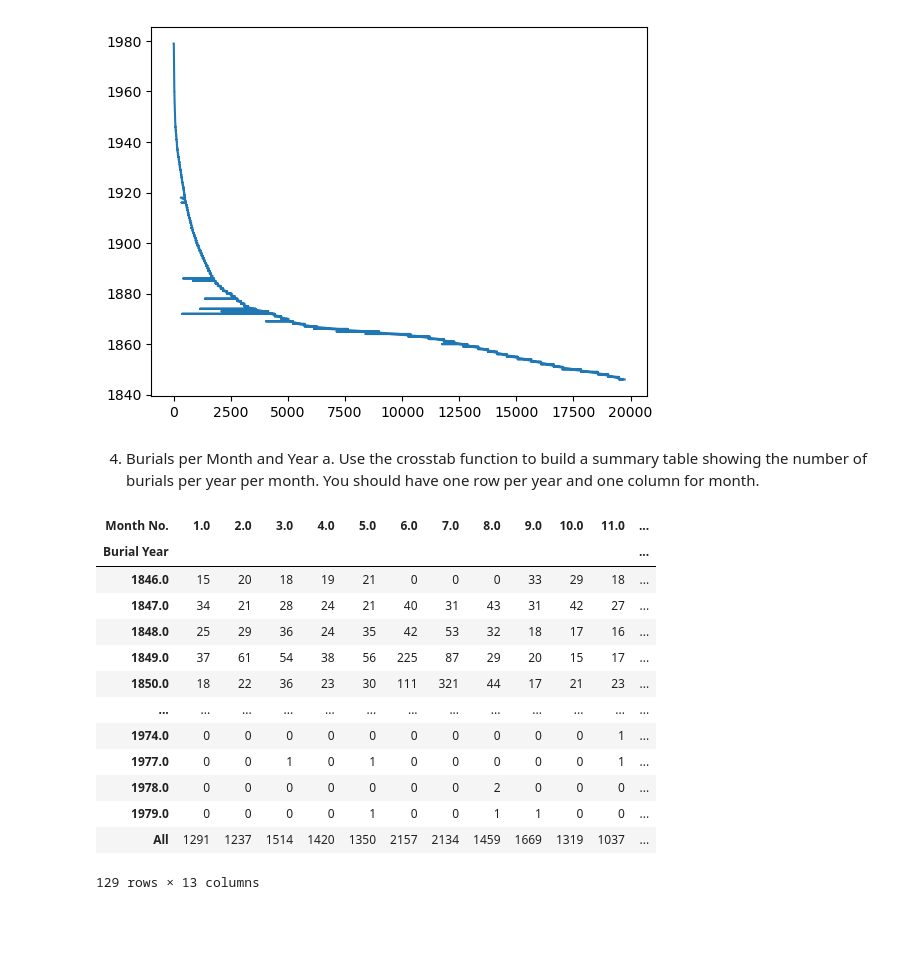
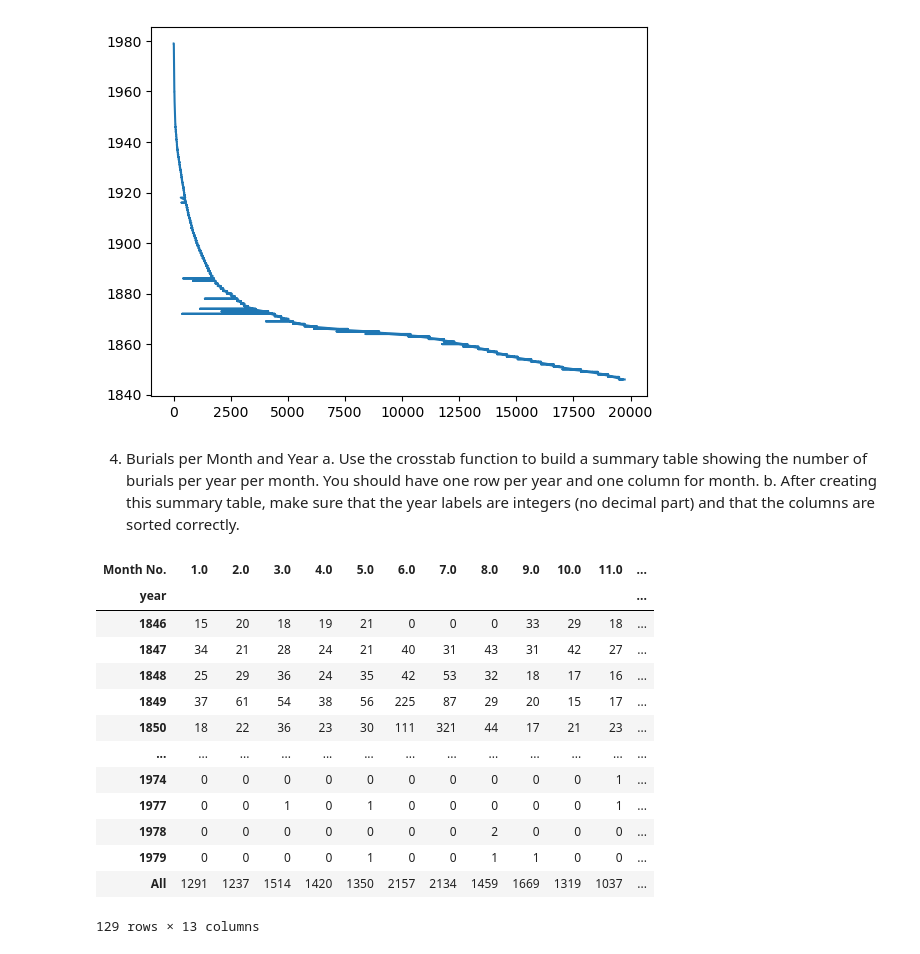
Before and after one commit to NSS-Data-Analytics-Cohort-10/advanced-pandas-mhm516, a Jupyter notebook: script/code.ipynb, the cells around one changed output. Cells and saved outputs as stored; diff of their text form; code cells hidden in the pictures; blank space fills up the shorter version.

```diff
--- a/script/code.ipynb
+++ b/script/code.ipynb
@@ -104,20 +110,25 @@ ax=plt.plot(year)
 # %% [markdown]
 4. Burials per Month and Year
 a. Use the crosstab function to build a summary table showing the number of burials per year per month. You should have one row per year and one column for month.
+b. After creating this summary table, make sure that the year labels are integers (no decimal part) and that the columns are sorted correctly.
-# %%
-pd.crosstab(cleaned_df['Burial Year'],cleaned_df['Month No.'],margins=True)
-# %% [output]
-| Month No. | 1.0 | 2.0 | 3.0 | 4.0 | 5.0 | 6.0 | 7.0 | 8.0 | 9.0 | 10.0 | 11.0 | ... |
-| Burial Year |  |  |  |  |  |  |  |  |  |  |  | ... |
-| 1846.0 | 15 | 20 | 18 | 19 | 21 | 0 | 0 | 0 | 33 | 29 | 18 | ... |
-| 1847.0 | 34 | 21 | 28 | 24 | 21 | 40 | 31 | 43 | 31 | 42 | 27 | ... |
-| 1848.0 | 25 | 29 | 36 | 24 | 35 | 42 | 53 | 32 | 18 | 17 | 16 | ... |
-| 1849.0 | 37 | 61 | 54 | 38 | 56 | 225 | 87 | 29 | 20 | 15 | 17 | ... |
-| 1850.0 | 18 | 22 | 36 | 23 | 30 | 111 | 321 | 44 | 17 | 21 | 23 | ... |
-| ... | ... | ... | ... | ... | ... | ... | ... | ... | ... | ... | ... | ... |
-| 1974.0 | 0 | 0 | 0 | 0 | 0 | 0 | 0 | 0 | 0 | 0 | 1 | ... |
-| 1977.0 | 0 | 0 | 1 | 0 | 1 | 0 | 0 | 0 | 0 | 0 | 1 | ... |
-| 1978.0 | 0 | 0 | 0 | 0 | 0 | 0 | 0 | 2 | 0 | 0 | 0 | ... |
-| 1979.0 | 0 | 0 | 0 | 0 | 1 | 0 | 0 | 1 | 1 | 0 | 0 | ... |
-| All | 1291 | 1237 | 1514 | 1420 | 1350 | 2157 | 2134 | 1459 | 1669 | 1319 | 1037 | ... |
-129 rows × 13 columns
+# %%
+c_df['year'].isna()
+clean=c_df.drop([19743, 19744])
+clean["year"] = clean["year"].astype(int)
+yearly_cross=pd.crosstab(clean['year'],clean['Month No.'],margins=True)
+yearly_cross
+# %% [output]
+| Month No. | 1.0 | 2.0 | 3.0 | 4.0 | 5.0 | 6.0 | 7.0 | 8.0 | 9.0 | 10.0 | 11.0 | ... |
+| year |  |  |  |  |  |  |  |  |  |  |  | ... |
+| 1846 | 15 | 20 | 18 | 19 | 21 | 0 | 0 | 0 | 33 | 29 | 18 | ... |
+| 1847 | 34 | 21 | 28 | 24 | 21 | 40 | 31 | 43 | 31 | 42 | 27 | ... |
+| 1848 | 25 | 29 | 36 | 24 | 35 | 42 | 53 | 32 | 18 | 17 | 16 | ... |
+| 1849 | 37 | 61 | 54 | 38 | 56 | 225 | 87 | 29 | 20 | 15 | 17 | ... |
+| 1850 | 18 | 22 | 36 | 23 | 30 | 111 | 321 | 44 | 17 | 21 | 23 | ... |
+| ... | ... | ... | ... | ... | ... | ... | ... | ... | ... | ... | ... | ... |
+| 1974 | 0 | 0 | 0 | 0 | 0 | 0 | 0 | 0 | 0 | 0 | 1 | ... |
+| 1977 | 0 | 0 | 1 | 0 | 1 | 0 | 0 | 0 | 0 | 0 | 1 | ... |
+| 1978 | 0 | 0 | 0 | 0 | 0 | 0 | 0 | 2 | 0 | 0 | 0 | ... |
+| 1979 | 0 | 0 | 0 | 0 | 1 | 0 | 0 | 1 | 1 | 0 | 0 | ... |
+| All | 1291 | 1237 | 1514 | 1420 | 1350 | 2157 | 2134 | 1459 | 1669 | 1319 | 1037 | ... |
+129 rows × 13 columns
```
Also changed, not shown: parts of 9 cells of this notebook.
